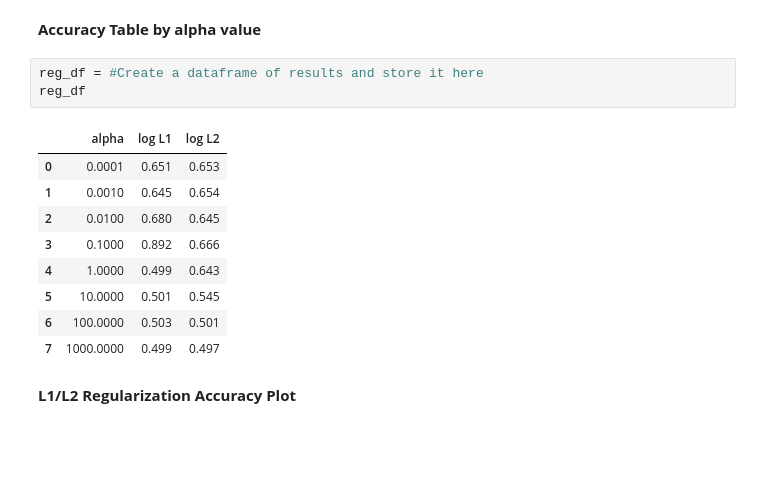
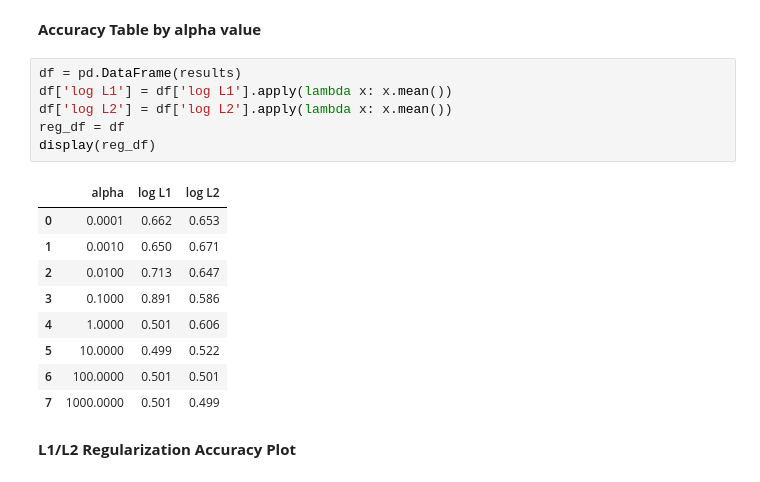
Before and after one commit to celina-velazquez/ADS-504, a Jupyter notebook: Assignment_Guide_4_.ipynb, the cells around one changed output. Cells and saved outputs as stored; diff of their text form; blank space fills up the shorter version.

```diff
--- a/Assignment_Guide_4_.ipynb
+++ b/Assignment_Guide_4_.ipynb
@@ -178,19 +178,22 @@ for a in alphas:
   results.append({'alpha': a, 'log L1': l1cv, 'log L2': l2cv})
 # %% [markdown]
 **Accuracy Table by alpha value**
-# %%
-reg_df = #Create a dataframe of results and store it here
-reg_df
-# %% [output]
-|  | alpha | log L1 | log L2 |
-| 0 | 0.0001 | 0.651 | 0.653 |
-| 1 | 0.0010 | 0.645 | 0.654 |
-| 2 | 0.0100 | 0.680 | 0.645 |
-| 3 | 0.1000 | 0.892 | 0.666 |
-| 4 | 1.0000 | 0.499 | 0.643 |
-| 5 | 10.0000 | 0.501 | 0.545 |
-| 6 | 100.0000 | 0.503 | 0.501 |
-| 7 | 1000.0000 | 0.499 | 0.497 |
+# %%
+df = pd.DataFrame(results)
+df['log L1'] = df['log L1'].apply(lambda x: x.mean())
+df['log L2'] = df['log L2'].apply(lambda x: x.mean())
+reg_df = df
+display(reg_df)
+# %% [output]
+|  | alpha | log L1 | log L2 |
+| 0 | 0.0001 | 0.662 | 0.653 |
+| 1 | 0.0010 | 0.650 | 0.671 |
+| 2 | 0.0100 | 0.713 | 0.647 |
+| 3 | 0.1000 | 0.891 | 0.586 |
+| 4 | 1.0000 | 0.501 | 0.606 |
+| 5 | 10.0000 | 0.499 | 0.522 |
+| 6 | 100.0000 | 0.501 | 0.501 |
+| 7 | 1000.0000 | 0.501 | 0.499 |
 # %% [markdown]
 **L1/L2 Regularization Accuracy Plot**
 # %%
```
